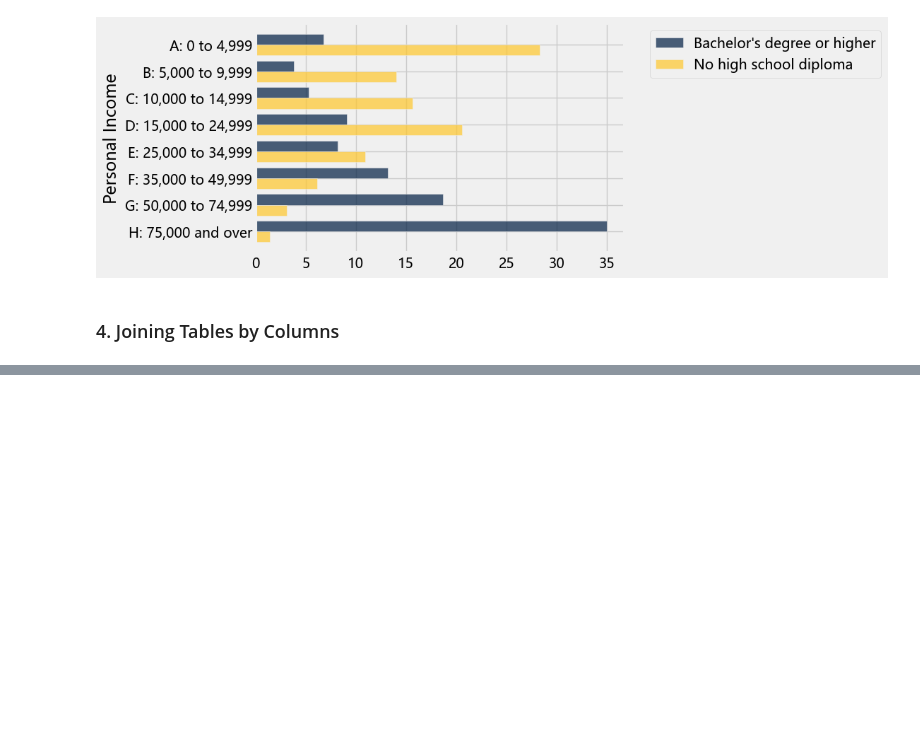
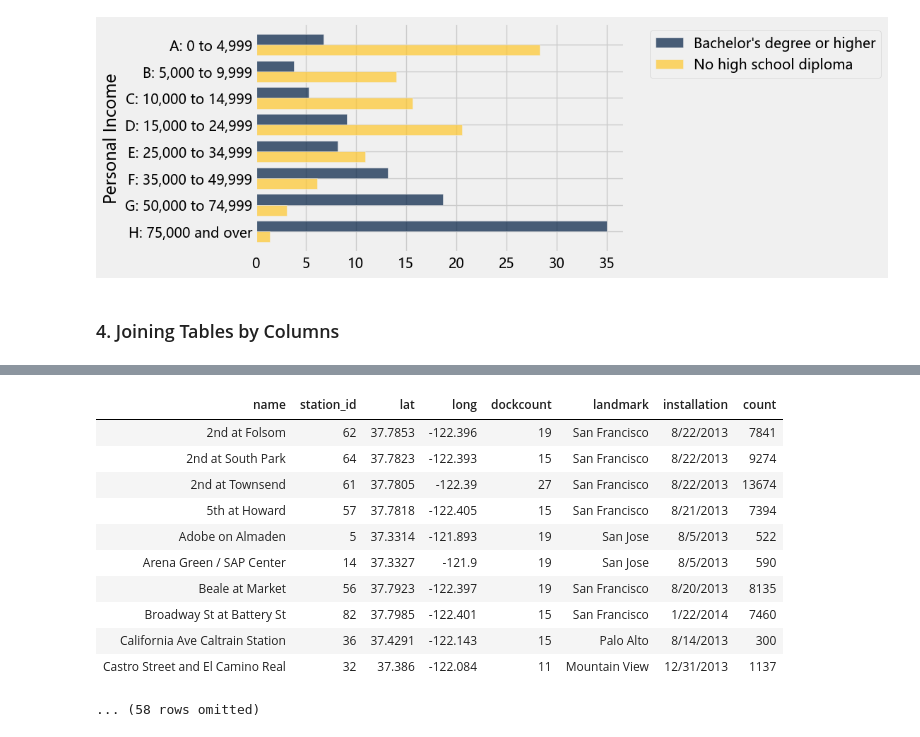
Before and after one commit to Matthew-HMS/Datascience101, a Jupyter notebook: Function.ipynb, the cells around one changed output, grey strips where cells are left out. Saved outputs shown, nothing was run; the diff lists cells and outputs as text; code cells hidden in the pictures; blank space fills up the shorter version.

```diff
--- a/Function.ipynb
+++ b/Function.ipynb
@@ -455,0 +643,3 @@ distribution.select(0,1,4).barh(0)
+# %%
+stations = Table.read_table('https://raw.githubusercontent.com/yu-to-chen/data-science/master/assets/data/station.csv')
+stations
@@ -455,0 +695,3 @@ distribution.select(0,1,4).barh(0)
+# %%
+starts = commute.group('Start Station').sort('count', descending = True)
+starts
@@ -455,0 +711,16 @@ distribution.select(0,1,4).barh(0)
+# %%
+station_starts = stations.join('name', starts, 'Start Station')
+station_starts
+# %% [output]
+| name | station_id | lat | long | dockcount | landmark | installation | count |
+| 2nd at Folsom | 62 | 37.7853 | -122.396 | 19 | San Francisco | 8/22/2013 | 7841 |
+| 2nd at South Park | 64 | 37.7823 | -122.393 | 15 | San Francisco | 8/22/2013 | 9274 |
+| 2nd at Townsend | 61 | 37.7805 | -122.39 | 27 | San Francisco | 8/22/2013 | 13674 |
+| 5th at Howard | 57 | 37.7818 | -122.405 | 15 | San Francisco | 8/21/2013 | 7394 |
+| Adobe on Almaden | 5 | 37.3314 | -121.893 | 19 | San Jose | 8/5/2013 | 522 |
+| Arena Green / SAP Center | 14 | 37.3327 | -121.9 | 19 | San Jose | 8/5/2013 | 590 |
+| Beale at Market | 56 | 37.7923 | -122.397 | 19 | San Francisco | 8/20/2013 | 8135 |
+| Broadway St at Battery St | 82 | 37.7985 | -122.401 | 15 | San Francisco | 1/22/2014 | 7460 |
+| California Ave Caltrain Station | 36 | 37.4291 | -122.143 | 15 | Palo Alto | 8/14/2013 | 300 |
+| Castro Street and El Camino Real | 32 | 37.386 | -122.084 | 11 | Mountain View | 12/31/2013 | 1137 |
+... (58 rows omitted)
```
Also changed, not shown: parts of 26 cells of this notebook.
